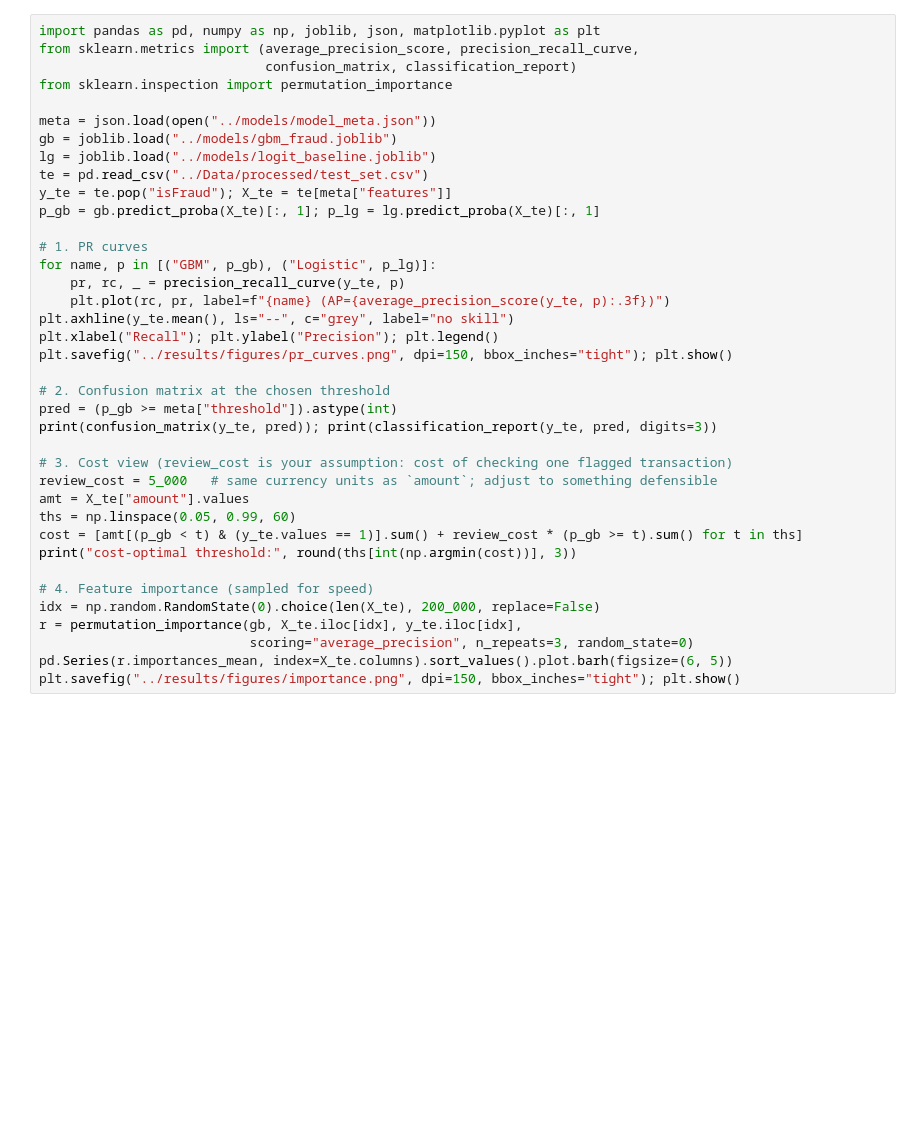
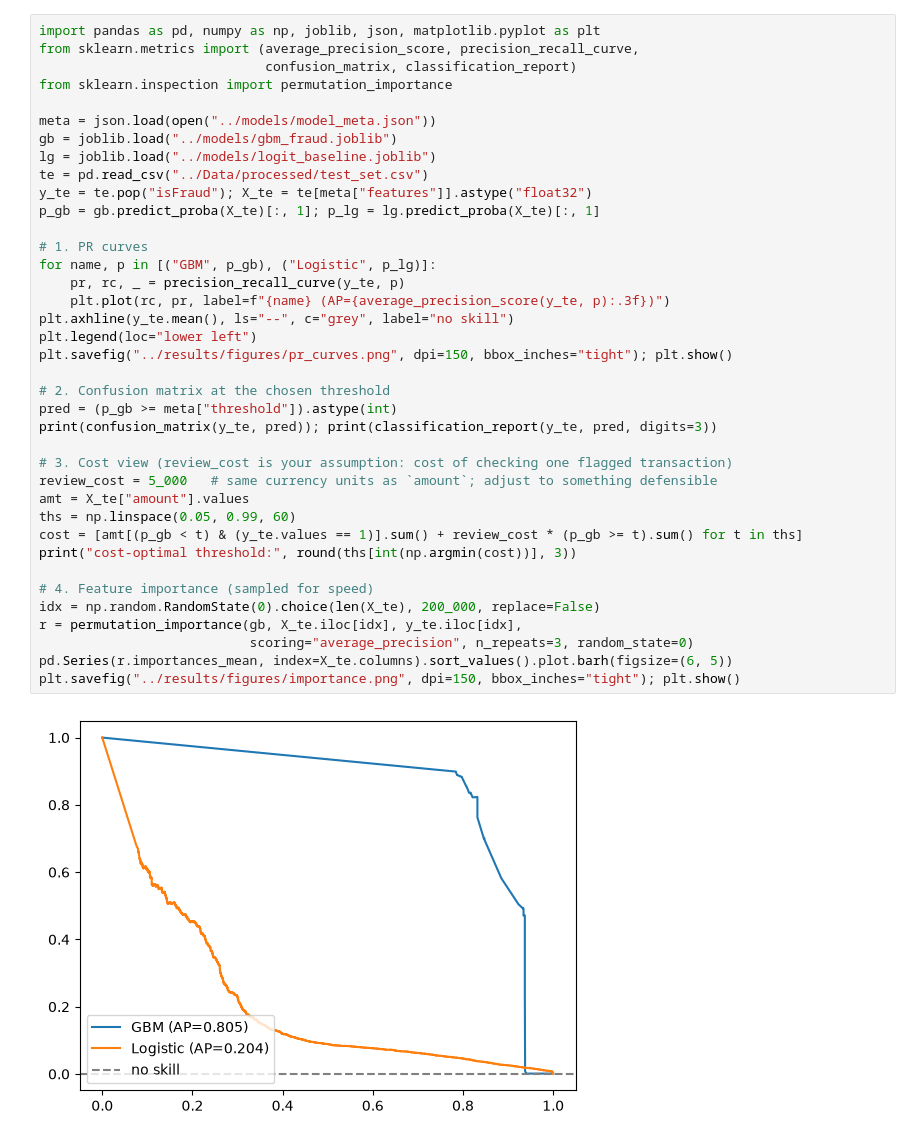
Before and after one commit to kanypraise66-dot/My-First-Machine-Learning-Model, a Jupyter notebook: notebooks/05_evaluation.ipynb, the cells around one changed output. Drawn from its saved outputs; the diff is of its cells as text; blank space fills up the shorter version.

Commit message:
Fraud detection model: PaySim, GBM PR-AUC 0.805

```diff
--- a/notebooks/05_evaluation.ipynb
+++ b/notebooks/05_evaluation.ipynb
@@ -7,32 +7,34 @@ from sklearn.inspection import permutation_importance
 meta = json.load(open("../models/model_meta.json"))
 gb = joblib.load("../models/gbm_fraud.joblib")
 lg = joblib.load("../models/logit_baseline.joblib")
 te = pd.read_csv("../Data/processed/test_set.csv")
-y_te = te.pop("isFraud"); X_te = te[meta["features"]]
+y_te = te.pop("isFraud"); X_te = te[meta["features"]].astype("float32")
 p_gb = gb.predict_proba(X_te)[:, 1]; p_lg = lg.predict_proba(X_te)[:, 1]
 
 # 1. PR curves
 for name, p in [("GBM", p_gb), ("Logistic", p_lg)]:
     pr, rc, _ = precision_recall_curve(y_te, p)
     plt.plot(rc, pr, label=f"{name} (AP={average_precision_score(y_te, p):.3f})")
 plt.axhline(y_te.mean(), ls="--", c="grey", label="no skill")
-plt.xlabel("Recall"); plt.ylabel("Precision"); plt.legend()
+plt.legend(loc="lower left")
 plt.savefig("../results/figures/pr_curves.png", dpi=150, bbox_inches="tight"); plt.show()
 
 # 2. Confusion matrix at the chosen threshold
 pred = (p_gb >= meta["threshold"]).astype(int)
 print(confusion_matrix(y_te, pred)); print(classification_report(y_te, pred, digits=3))
 
 # 3. Cost view (review_cost is your assumption: cost of checking one flagged transaction)
 review_cost = 5_000   # same currency units as `amount`; adjust to something defensible
 amt = X_te["amount"].values
 ths = np.linspace(0.05, 0.99, 60)
 cost = [amt[(p_gb < t) & (y_te.values == 1)].sum() + review_cost * (p_gb >= t).sum() for t in ths]
 print("cost-optimal threshold:", round(ths[int(np.argmin(cost))], 3))
 
 # 4. Feature importance (sampled for speed)
 idx = np.random.RandomState(0).choice(len(X_te), 200_000, replace=False)
 r = permutation_importance(gb, X_te.iloc[idx], y_te.iloc[idx],
                            scoring="average_precision", n_repeats=3, random_state=0)
 pd.Series(r.importances_mean, index=X_te.columns).sort_values().plot.barh(figsize=(6, 5))
 plt.savefig("../results/figures/importance.png", dpi=150, bbox_inches="tight"); plt.show()
+# %% [output]
+[figure, added]
```
Also changed, not shown: parts of 1 cell of this notebook, 2 other files.
